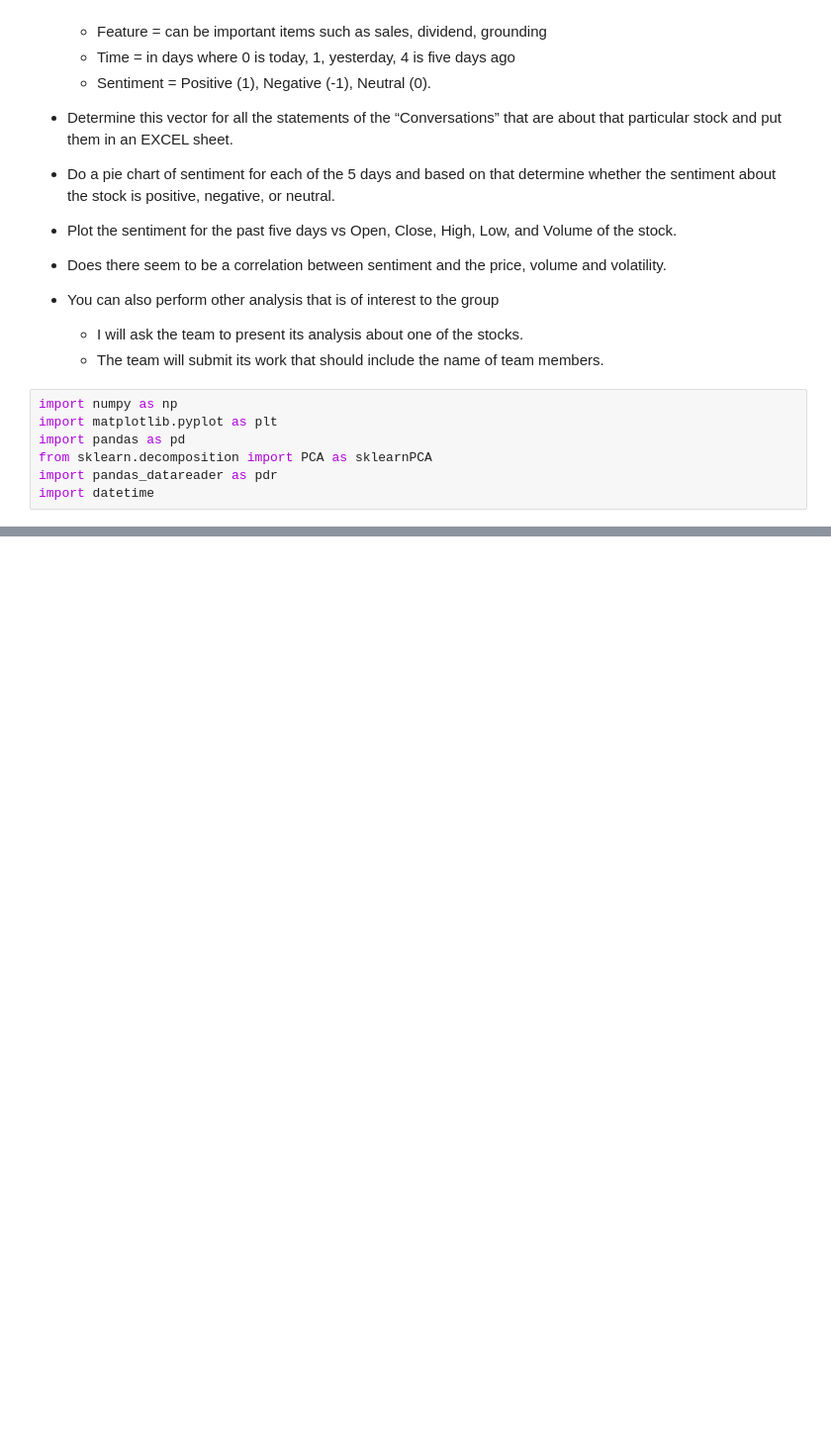
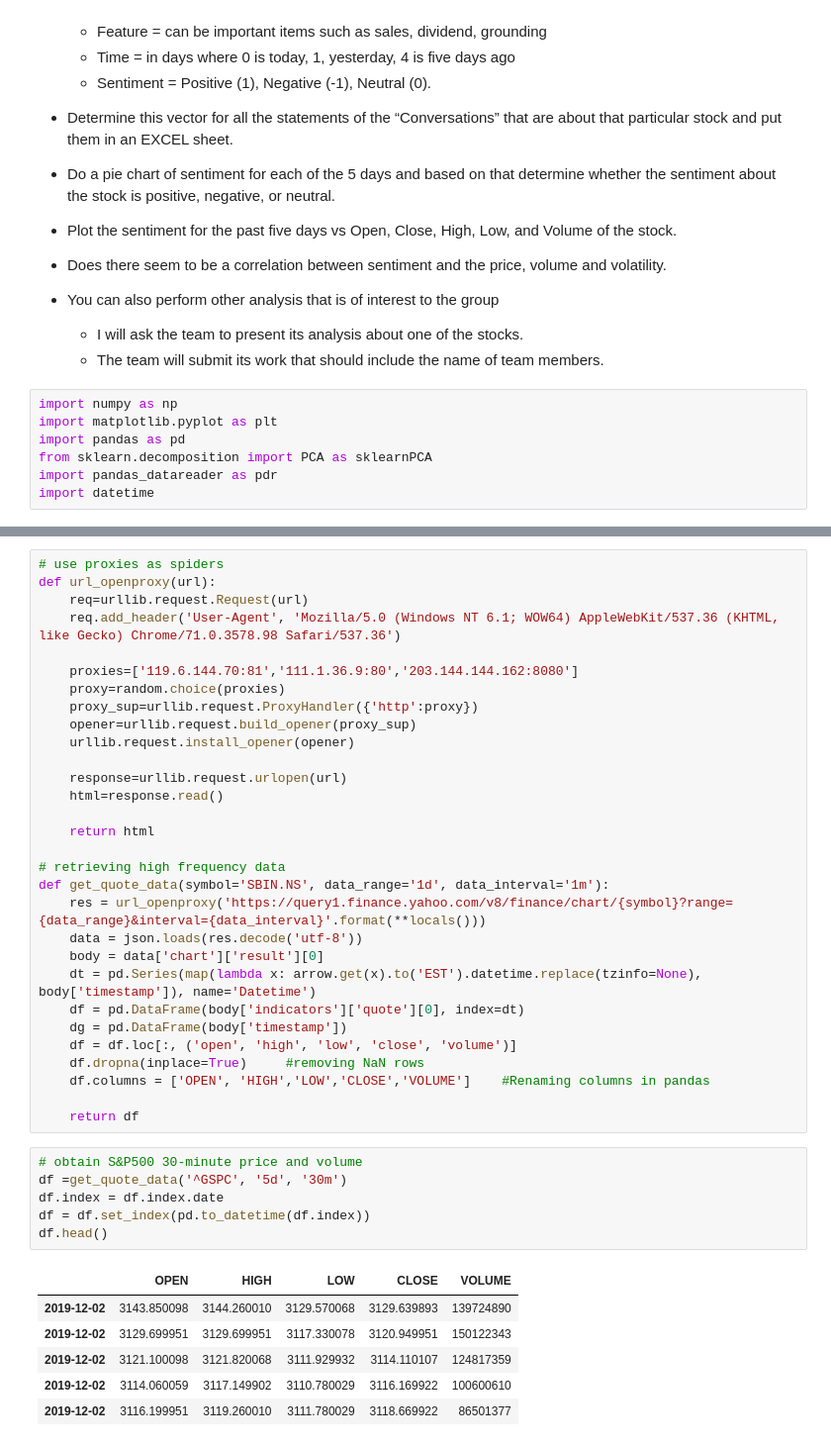
Before and after one commit to bondxue/FRE7261-News-Analytics-and-Strategies, a Jupyter notebook: final_project.ipynb, the cells around one changed output, grey strips where cells are left out. Shown: that part at 99% size. Saved outputs shown, nothing was run; the diff lists cells and outputs as text; blank space fills up the shorter version.

```diff
--- a/final_project.ipynb
+++ b/final_project.ipynb
@@ -66,0 +133,43 @@ stocks_ret.head()
+# %%
+# use proxies as spiders
+def url_openproxy(url):
+    req=urllib.request.Request(url)
+    req.add_header('User-Agent', 'Mozilla/5.0 (Windows NT 6.1; WOW64) AppleWebKit/537.36 (KHTML, like Gecko) Chrome/71.0.3578.98 Safari/537.36')
+
+    proxies=['119.6.144.70:81','111.1.36.9:80','203.144.144.162:8080']
+    proxy=random.choice(proxies)
+    proxy_sup=urllib.request.ProxyHandler({'http':proxy})
+    opener=urllib.request.build_opener(proxy_sup)
+    urllib.request.install_opener(opener)
+
+    response=urllib.request.urlopen(url)
+    html=response.read()
+
+    return html
+
+# retrieving high frequency data
+def get_quote_data(symbol='SBIN.NS', data_range='1d', data_interval='1m'):
+    res = url_openproxy('https://query1.finance.yahoo.com/v8/finance/chart/{symbol}?range={data_range}&interval={data_interval}'.format(**locals()))
+    data = json.loads(res.decode('utf-8'))
+    body = data['chart']['result'][0]
+    dt = pd.Series(map(lambda x: arrow.get(x).to('EST').datetime.replace(tzinfo=None), body['timestamp']), name='Datetime')
+    df = pd.DataFrame(body['indicators']['quote'][0], index=dt)
+    dg = pd.DataFrame(body['timestamp'])
+    df = df.loc[:, ('open', 'high', 'low', 'close', 'volume')]
+    df.dropna(inplace=True)     #removing NaN rows
+    df.columns = ['OPEN', 'HIGH','LOW','CLOSE','VOLUME']    #Renaming columns in pandas
+
+    return df
+# %%
+# obtain S&P500 30-minute price and volume
+df =get_quote_data('^GSPC', '5d', '30m')
+df.index = df.index.date
+df = df.set_index(pd.to_datetime(df.index))
+df.head()
+# %% [output]
+|  | OPEN | HIGH | LOW | CLOSE | VOLUME |
+| 2019-12-02 | 3143.850098 | 3144.260010 | 3129.570068 | 3129.639893 | 139724890 |
+| 2019-12-02 | 3129.699951 | 3129.699951 | 3117.330078 | 3120.949951 | 150122343 |
+| 2019-12-02 | 3121.100098 | 3121.820068 | 3111.929932 | 3114.110107 | 124817359 |
+| 2019-12-02 | 3114.060059 | 3117.149902 | 3110.780029 | 3116.169922 | 100600610 |
+| 2019-12-02 | 3116.199951 | 3119.260010 | 3111.780029 | 3118.669922 | 86501377 |
```
Also changed, not shown: parts of 10 cells of this notebook.
